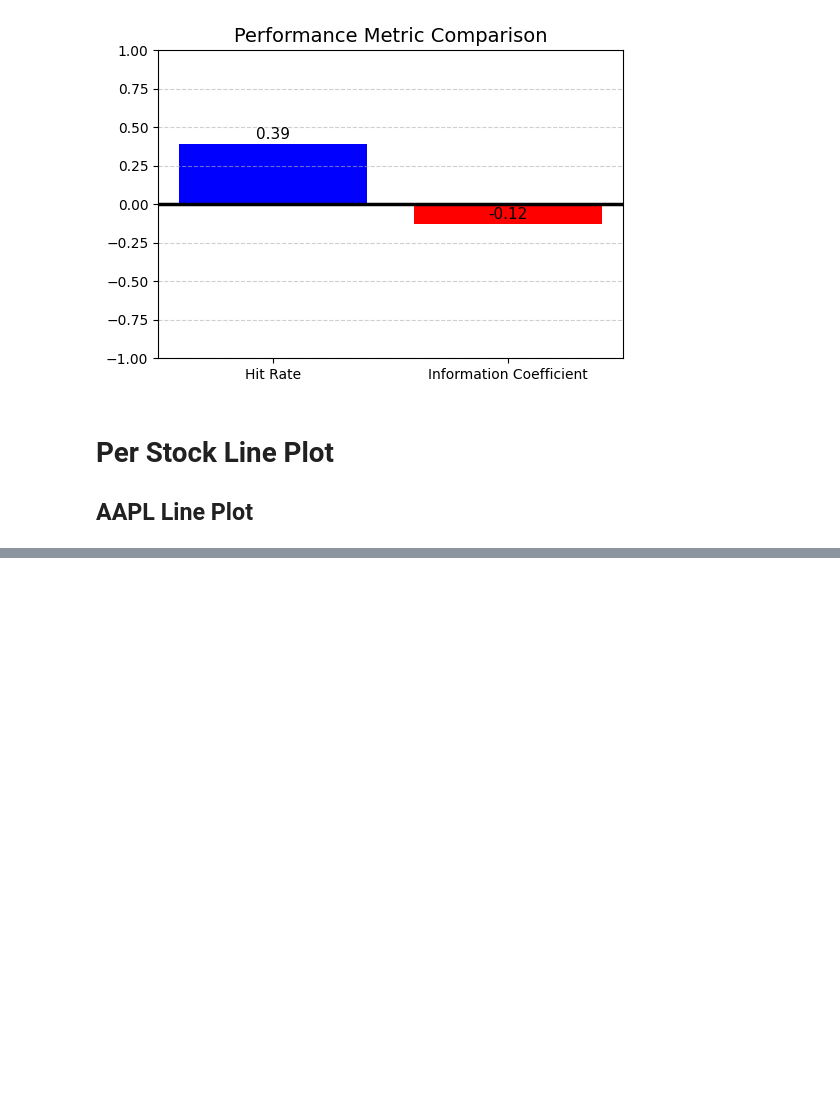
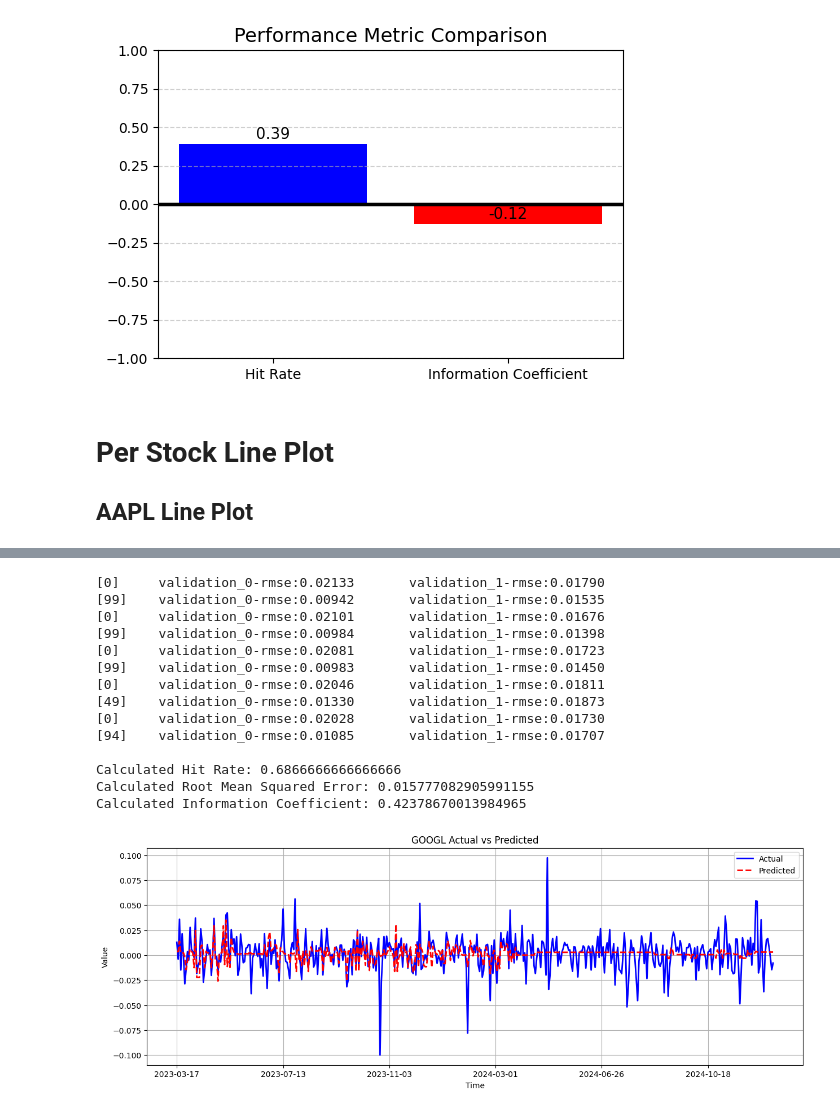
Before and after one commit to ngocbaotu/stock_prediction, a Jupyter notebook: experiment/07-Evaluation.ipynb, the cells around one changed output, grey strips where cells are left out. Drawn from its saved outputs; the diff is of its cells as text; code cells hidden in the pictures; blank space fills up the shorter version.

```diff
--- a/experiment/07-Evaluation.ipynb
+++ b/experiment/07-Evaluation.ipynb
@@ -391,0 +497,18 @@ Calculated Information Coefficient: 0.36104332454633603
+# %%
+singleStockMetrics("GOOGL")
+# %% [output]
+[0]     validation_0-rmse:0.02133       validation_1-rmse:0.01790
+[99]    validation_0-rmse:0.00942       validation_1-rmse:0.01535
+[0]     validation_0-rmse:0.02101       validation_1-rmse:0.01676
+[99]    validation_0-rmse:0.00984       validation_1-rmse:0.01398
+[0]     validation_0-rmse:0.02081       validation_1-rmse:0.01723
+[99]    validation_0-rmse:0.00983       validation_1-rmse:0.01450
+[0]     validation_0-rmse:0.02046       validation_1-rmse:0.01811
+[49]    validation_0-rmse:0.01330       validation_1-rmse:0.01873
+[0]     validation_0-rmse:0.02028       validation_1-rmse:0.01730
+[94]    validation_0-rmse:0.01085       validation_1-rmse:0.01707
+
+Calculated Hit Rate: 0.6866666666666666
+Calculated Root Mean Squared Error: 0.015777082905991155
+Calculated Information Coefficient: 0.42378670013984965
+[figure, added]
```
Also changed, not shown: parts of 9 cells of this notebook.
